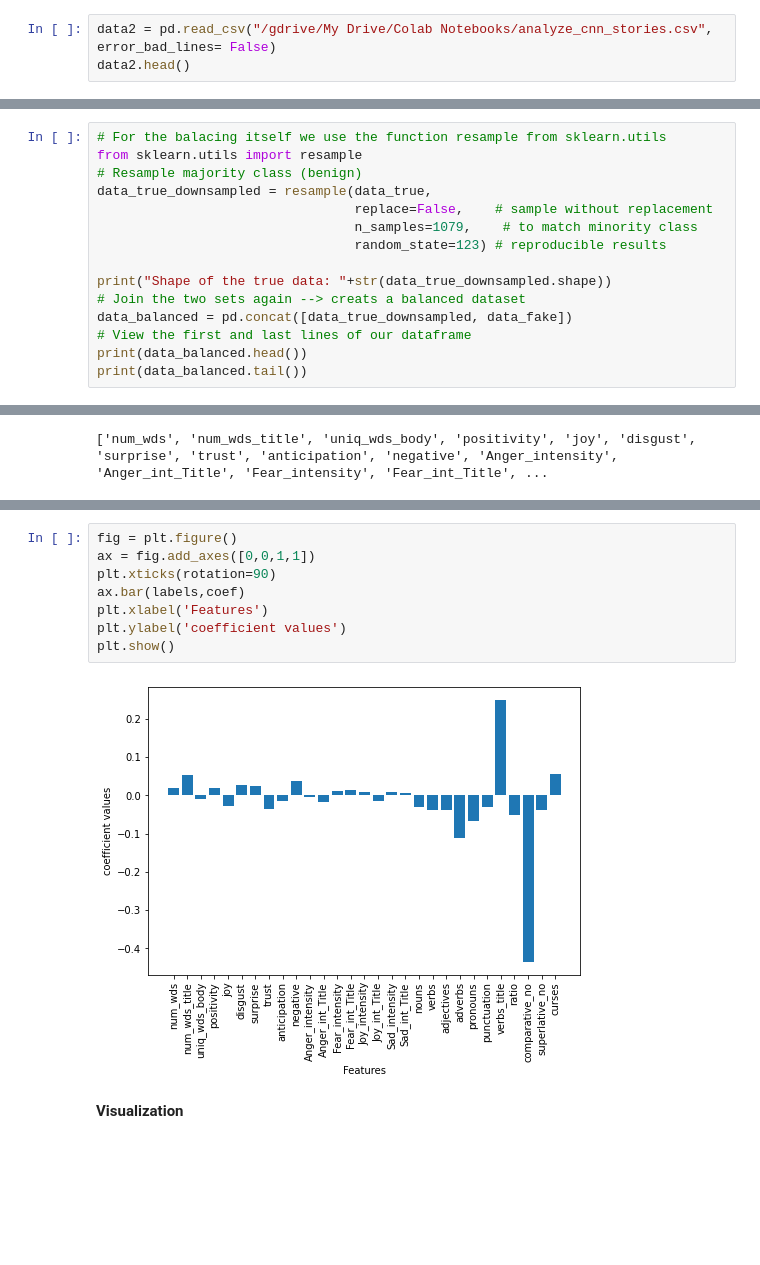
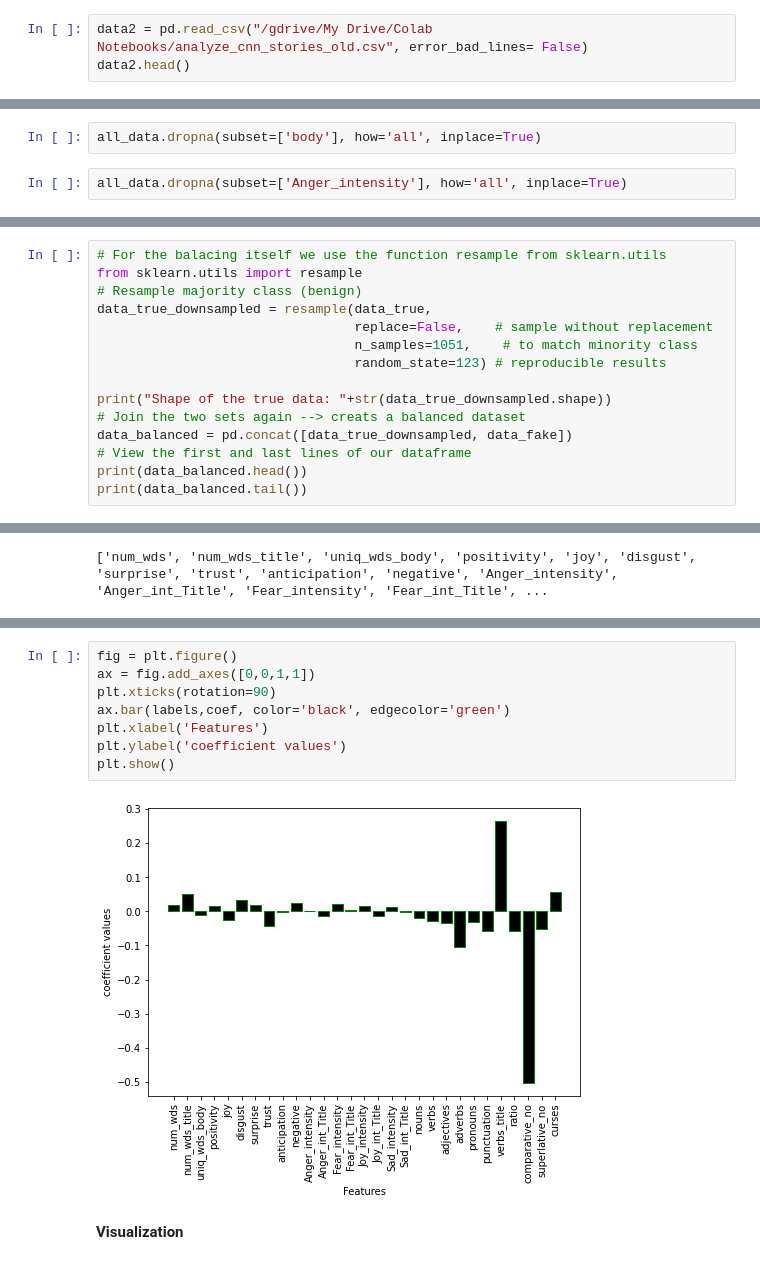
Before and after one commit to BANDITQUEEN/thesis, a Jupyter notebook: FINAL_test_ClassificationLR_DT_RF_News.ipynb, the cells around one changed output, grey strips where cells are left out. Drawn from its saved outputs; the diff is of its cells as text; blank space fills up the shorter version.

```diff
--- a/FINAL_test_ClassificationLR_DT_RF_News.ipynb
+++ b/FINAL_test_ClassificationLR_DT_RF_News.ipynb
@@ -45,7 +45,7 @@ superlative_no         0
 curses                 0
 dtype: int64
 # %%
-data2 = pd.read_csv("/gdrive/My Drive/Colab Notebooks/analyze_cnn_stories.csv", error_bad_lines= False)
+data2 = pd.read_csv("/gdrive/My Drive/Colab Notebooks/analyze_cnn_stories_old.csv", error_bad_lines= False)
 data2.head()
 # %% [output]
 |  | title | link | body | tokenized_title | tokenized_body | num_wds | num_wds_title | uniq_wds_body | ... |
@@ -97,6 +97,10 @@ all_data.tail()
 | 3844 | Γιατί ο Γουίνι το αρκουδάκι είναι... | https://www.cnn.gr/kosmos/story/8... | Ο Γουίνι το αρκουδάκι έχει αποκλε... | γιατί ο γουίνι το αρκουδάκι είναι... | ο γουίνι το αρκουδάκι έχει αποκλε... | 208 | 12 | 146 | ... |
 | 3845 | Καλλιτεχνικά σχολεία: Μέχρι πότε ... | https://www.cnn.gr/ellada/story/8... | Από Δευτέρα 17 Ιουλίου μέχρι και ... | καλλιτεχνικά σχολεία μέχρι πότε ι... | από δευτέρα 17 ιουλίου μέχρι και ... | 153 | 13 | 114 | ... |
 | 3846 | Θεσσαλονίκη: Απόφαση των συμβολαι... | https://www.cnn.gr/ellada/story/8... | Την αποχή τους από τους πλειστηρι... | θεσσαλονίκη απόφαση των συμβολαιο... | την αποχή τους από τους πλειστηρι... | 96 | 11 | 73 | ... |
+# %%
+all_data.dropna(subset=['body'], how='all', inplace=True)
+# %%
+all_data.dropna(subset=['Anger_intensity'], how='all', inplace=True)
 # %%
 all_data=all_data.replace(np.nan,0)
 # %%
@@ -286,7 +290,7 @@ from sklearn.utils import resample
 # Resample majority class (benign)
 data_true_downsampled = resample(data_true,
                                  replace=False,    # sample without replacement
-                                 n_samples=1079,    # to match minority class
+                                 n_samples=1051,    # to match minority class
                                  random_state=123) # reproducible results
 
 print("Shape of the true data: "+str(data_true_downsampled.shape))
@@ -406,12 +453,12 @@ print(coef)
 # %%
 fig = plt.figure()
 ax = fig.add_axes([0,0,1,1])
 plt.xticks(rotation=90)
-ax.bar(labels,coef)
+ax.bar(labels,coef, color='black', edgecolor='green')
 plt.xlabel('Features')
 plt.ylabel('coefficient values')
 plt.show()
 # %% [output]
-[figure, old version]
+[figure, new version]
 # %% [markdown]
 **Visualization**
```
Also changed, not shown: parts of 43 cells of this notebook.
